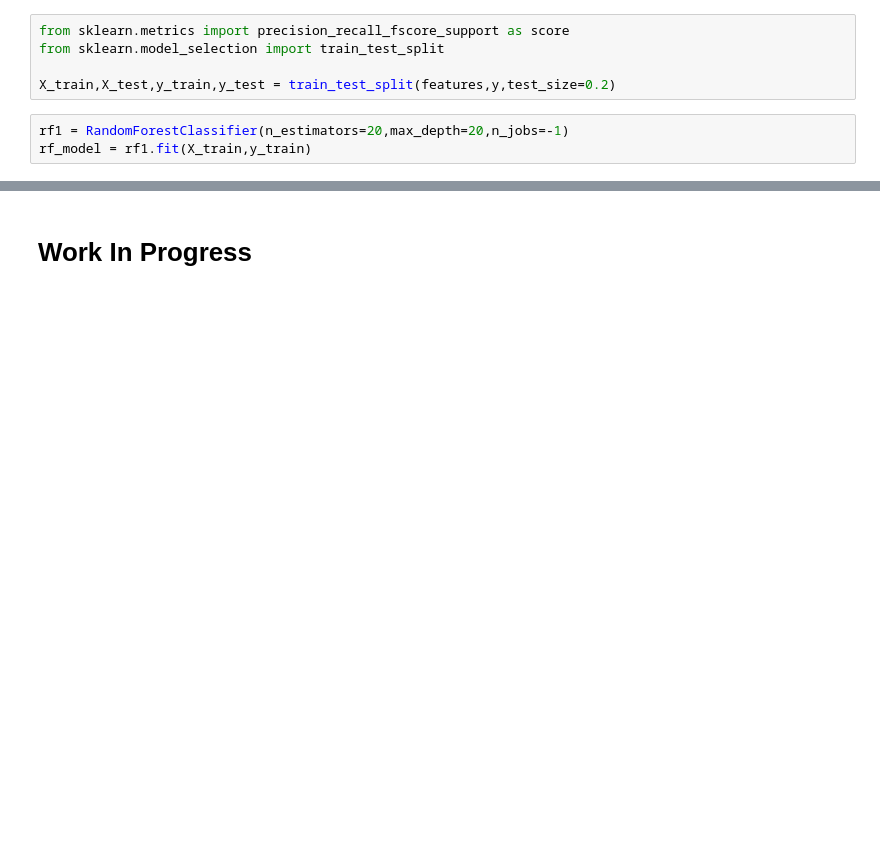
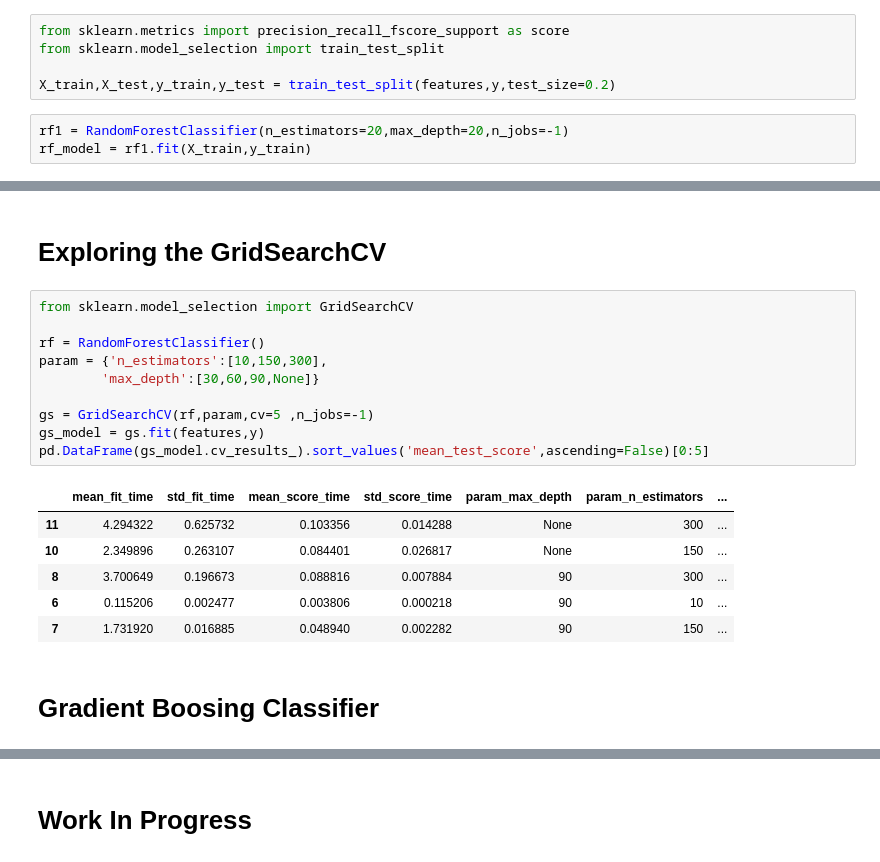
Before and after one commit to mahii6991/Kaggle_Projects, a Jupyter notebook: playing-with-anime.ipynb, the cells around one changed output, grey strips where cells are left out. Saved outputs shown, nothing was run; the diff lists cells and outputs as text; blank space fills up the shorter version.

```diff
--- a/playing-with-anime.ipynb
+++ b/playing-with-anime.ipynb
@@ -708,0 +796,21 @@ precision , recall , fscore, support = score(y_test,y_pred)
+# %% [markdown]
+# Exploring the GridSearchCV
+# %%
+from sklearn.model_selection import GridSearchCV
+
+rf = RandomForestClassifier()
+param = {'n_estimators':[10,150,300],
+        'max_depth':[30,60,90,None]}
+
+gs = GridSearchCV(rf,param,cv=5 ,n_jobs=-1)
+gs_model = gs.fit(features,y)
+pd.DataFrame(gs_model.cv_results_).sort_values('mean_test_score',ascending=False)[0:5]
+# %% [output]
+|  | mean_fit_time | std_fit_time | mean_score_time | std_score_time | param_max_depth | param_n_estimators | ... |
+| 11 | 4.294322 | 0.625732 | 0.103356 | 0.014288 | None | 300 | ... |
+| 10 | 2.349896 | 0.263107 | 0.084401 | 0.026817 | None | 150 | ... |
+| 8 | 3.700649 | 0.196673 | 0.088816 | 0.007884 | 90 | 300 | ... |
+| 6 | 0.115206 | 0.002477 | 0.003806 | 0.000218 | 90 | 10 | ... |
+| 7 | 1.731920 | 0.016885 | 0.048940 | 0.002282 | 90 | 150 | ... |
+# %% [markdown]
+# Gradient Boosing Classifier
```
Also changed, not shown: parts of 16 cells of this notebook.
